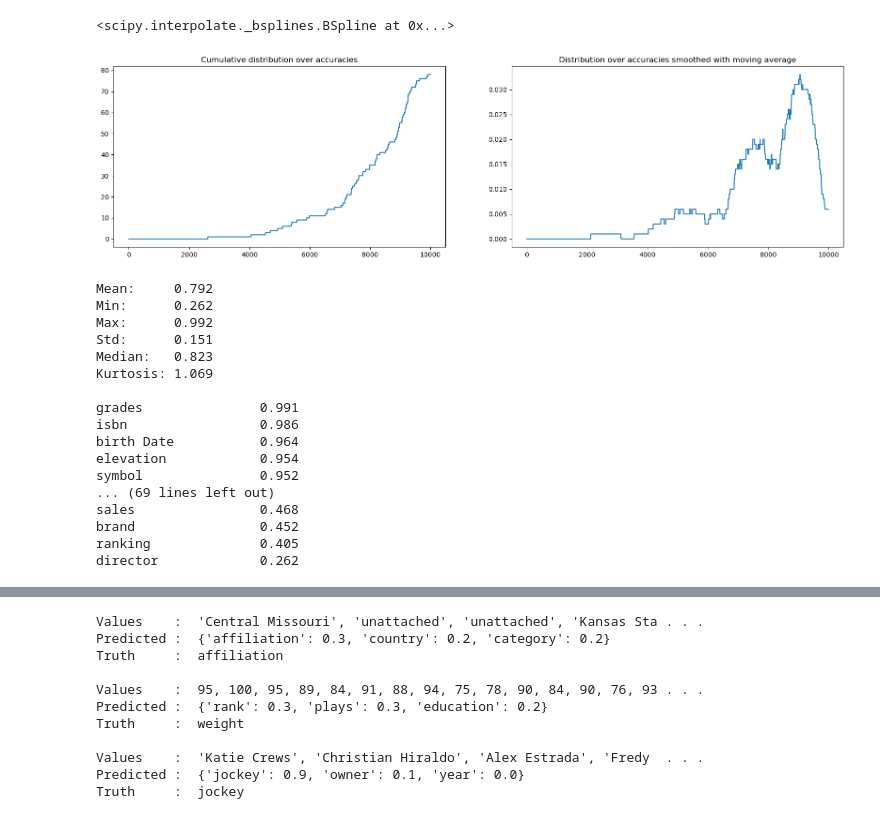
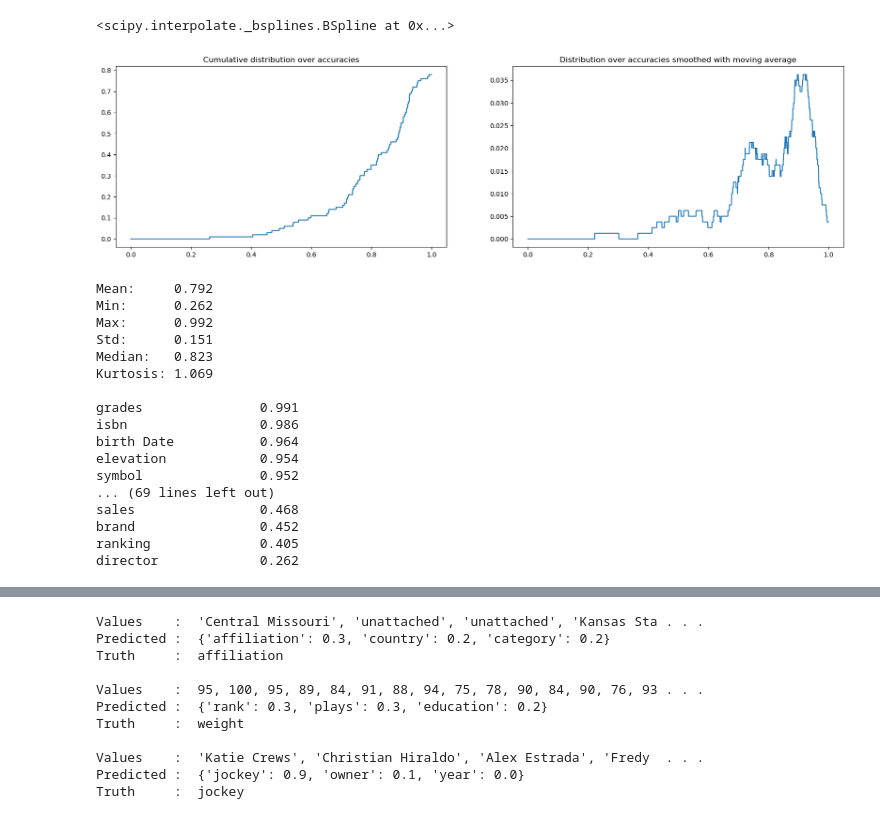
Before and after one commit to rureirureirurei/cat, a Jupyter notebook: overview.ipynb, the cells around one changed output, grey strips where cells are left out. Cells and saved outputs as stored; diff of their text form; code cells hidden in the pictures.

Commit message:
Added some more stats, fixed graphs axis

```diff
--- a/overview.ipynb
+++ b/overview.ipynb
@@ -282,37 +282,37 @@ GRID_DENSITY = 10000
 
 grid = np.zeros(GRID_DENSITY)
 for val in values:
     grid[int(val * GRID_DENSITY)] += 1
 
 # create a plot
 
 fig, axs = plt.subplots(1, 2, figsize=(20,5))
 
-axs[0].plot(np.cumsum(grid))
+axs[0].plot(np.linspace(0, 1, GRID_DENSITY), np.cumsum(grid) / 100)
 axs[0].set_title('Cumulative distribution over accuracies')
 
-ma_size = 1000
+ma_size = 800
 kernel = np.ones(ma_size) / ma_size
 
 grid = np.convolve(grid, kernel, mode='same')
-axs[1].plot(grid)
+axs[1].plot(np.linspace(0, 1, GRID_DENSITY), grid )
 axs[1].set_title('Distribution over accuracies smoothed with moving average')
 
 
 plt.show()
 
 
 print(f"Mean:     {values.mean():.3g}")
 print(f"Min:      {values.min():.3g}")
 print(f"Max:      {values.max():.3g}")
 print(f"Std:      {values.std():.3g}")
 print(f"Median:   {np.median(values):.3g}")
 print(f"Kurtosis: {(np.mean((values - np.mean(values))**4) / np.mean((values - np.mean(values))**2)**2 - 3):.4g}\n")
 
 for a in sorted_percentage_guessed:
     print(a + (20 - len(a)) * ' ', str(sorted_percentage_guessed[a])[:5])
 # %% [output]
-[figure, old version]
+[figure, new version]
 Mean:     0.792
 Min:      0.262
 Max:      0.992
```
Also changed, not shown: parts of 1 cell of this notebook.
